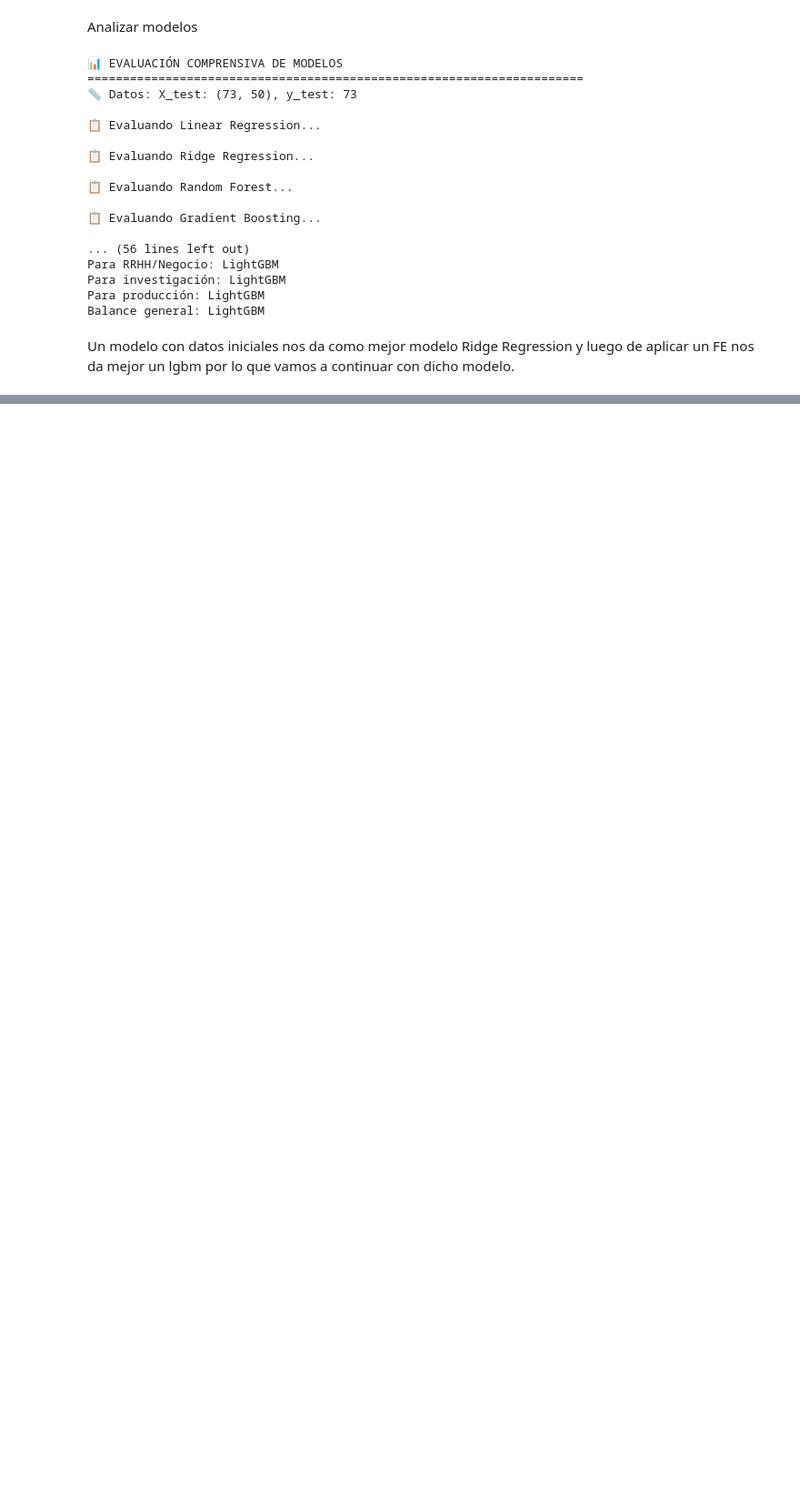
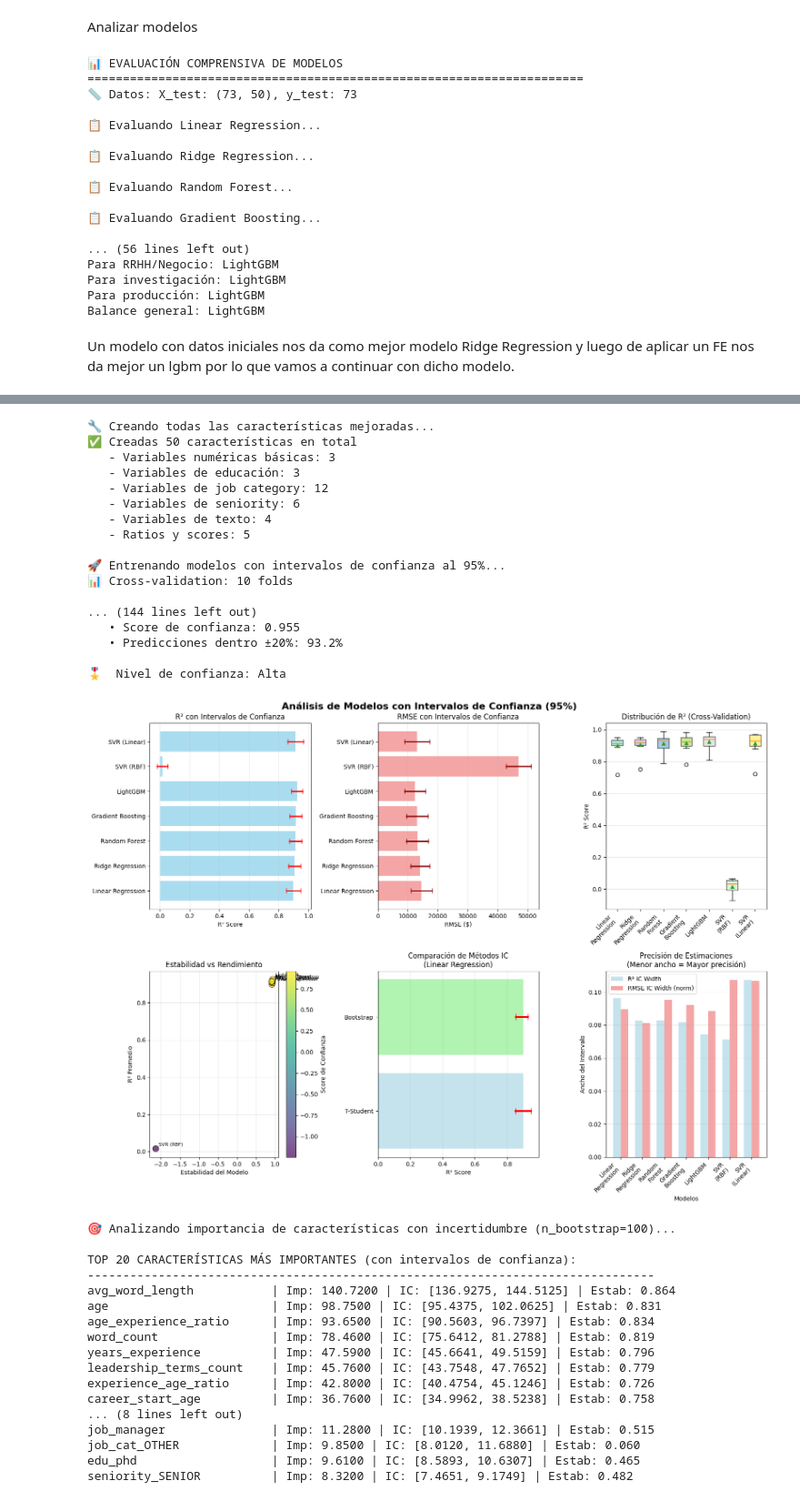
Before and after one commit to AbelFierro/PWC-Challenge, a Jupyter notebook: notebooks/modelos/enfoque_multi_modelos.ipynb, the cells around one changed output, grey strips where cells are left out. Shown at 91% size. Drawn from its saved outputs; the diff is of its cells as text; code cells hidden in the pictures; blank space fills up the shorter version.

```diff
--- a/notebooks/modelos/enfoque_multi_modelos.ipynb
+++ b/notebooks/modelos/enfoque_multi_modelos.ipynb
@@ -226,0 +325,78 @@ Un modelo con datos iniciales nos da como mejor modelo Ridge Regression y luego
+# %%
+X,feature_names = aux.create_features(data)
+
+#X = data.drop(['id','Salary','Gender','Education_Level','Job_Title','Description','Age_group', 'Exp_group'], axis=1)
+y = data['Salary']
+
+
+
+
+
+
+# ✅ FORMA CORRECTA - Llamar directamente a la función específica
+model_results, best_model = auxic.train_models_with_confidence_intervals(
+    X, y,
+    test_size=0.2,
+    random_state=42,
+    cv_folds=10,
+    confidence_level=0.95
+)
+
+# Análisis estadístico completo
+summary_table = auxic.create_statistical_summary_table(model_results)
+
+# Comparación estadística entre modelos
+comparison_stats = auxic.statistical_model_comparison(model_results, alpha=0.05)
+
+# Recomendación basada en evidencia estadística
+recommendation = auxic.recommend_best_model_statistical(
+    model_results,
+    use_case='business'  # 'precision', 'stability', 'general'
+)
+
+# Visualizaciones con intervalos de confianza
+auxic.create_confidence_interval_visualization(model_results)
+
+# Análisis de características con incertidumbre (versión mejorada)
+feature_importance = auxic.analyze_feature_importance_with_uncertainty(
+    X, feature_names, best_model, model_results, n_bootstrap=100
+)
+
+# Análisis de predicciones (compatible con tu código actual)
+predictions_analysis = auxic.analyze_predictions(model_results)
+# %% [output]
+🔧 Creando todas las características mejoradas...
+✅ Creadas 50 características en total
+   - Variables numéricas básicas: 3
+   - Variables de educación: 3
+   - Variables de job category: 12
+   - Variables de seniority: 6
+   - Variables de texto: 4
+   - Ratios y scores: 5
+
+🚀 Entrenando modelos con intervalos de confianza al 95%...
+📊 Cross-validation: 10 folds
+
+... (144 lines left out)
+   • Score de confianza: 0.955
+   • Predicciones dentro ±20%: 93.2%
+
+🎖️  Nivel de confianza: Alta
+[figure, added]
+🎯 Analizando importancia de características con incertidumbre (n_bootstrap=100)...
+
+TOP 20 CARACTERÍSTICAS MÁS IMPORTANTES (con intervalos de confianza):
+--------------------------------------------------------------------------------
+avg_word_length           | Imp: 140.7200 | IC: [136.9275, 144.5125] | Estab: 0.864
+age                       | Imp: 98.7500 | IC: [95.4375, 102.0625] | Estab: 0.831
+age_experience_ratio      | Imp: 93.6500 | IC: [90.5603, 96.7397] | Estab: 0.834
+word_count                | Imp: 78.4600 | IC: [75.6412, 81.2788] | Estab: 0.819
+years_experience          | Imp: 47.5900 | IC: [45.6641, 49.5159] | Estab: 0.796
+leadership_terms_count    | Imp: 45.7600 | IC: [43.7548, 47.7652] | Estab: 0.779
+experience_age_ratio      | Imp: 42.8000 | IC: [40.4754, 45.1246] | Estab: 0.726
+career_start_age          | Imp: 36.7600 | IC: [34.9962, 38.5238] | Estab: 0.758
+... (8 lines left out)
+job_manager               | Imp: 11.2800 | IC: [10.1939, 12.3661] | Estab: 0.515
+job_cat_OTHER             | Imp: 9.8500 | IC: [8.0120, 11.6880] | Estab: 0.060
+edu_phd                   | Imp: 9.6100 | IC: [8.5893, 10.6307] | Estab: 0.465
+seniority_SENIOR          | Imp: 8.3200 | IC: [7.4651, 9.1749] | Estab: 0.482
```
Also changed, not shown: parts of 3 cells of this notebook, 23 other files.
